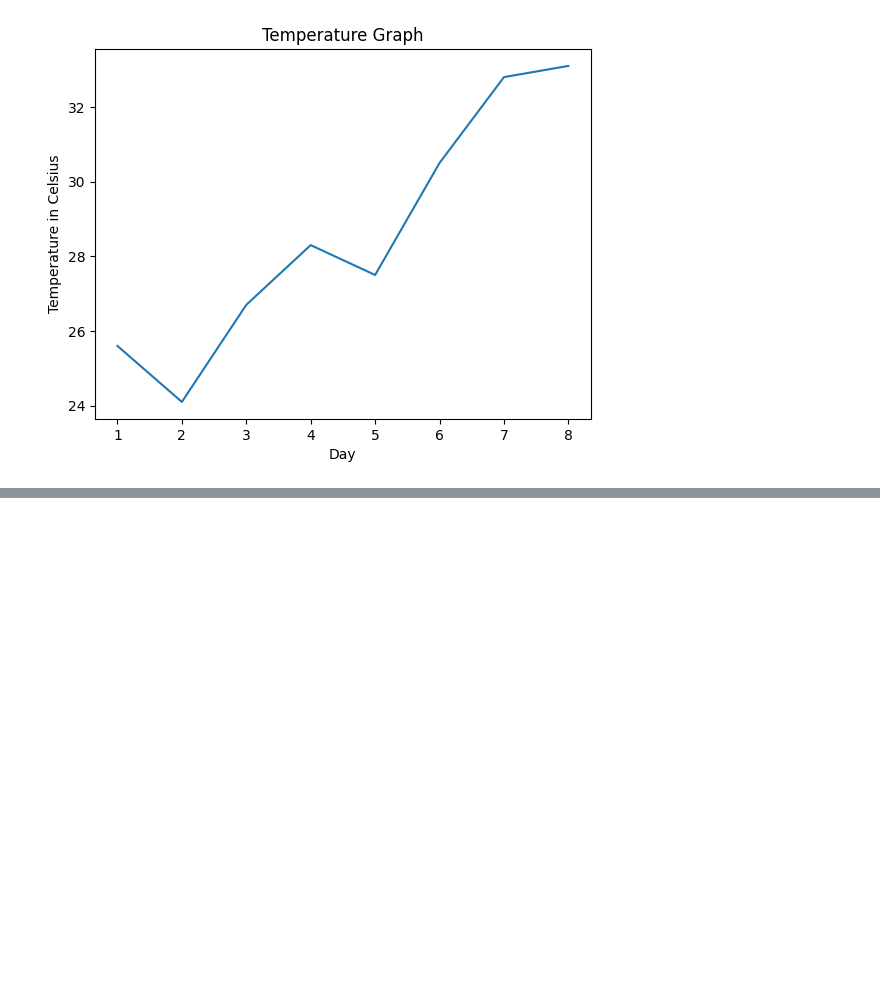
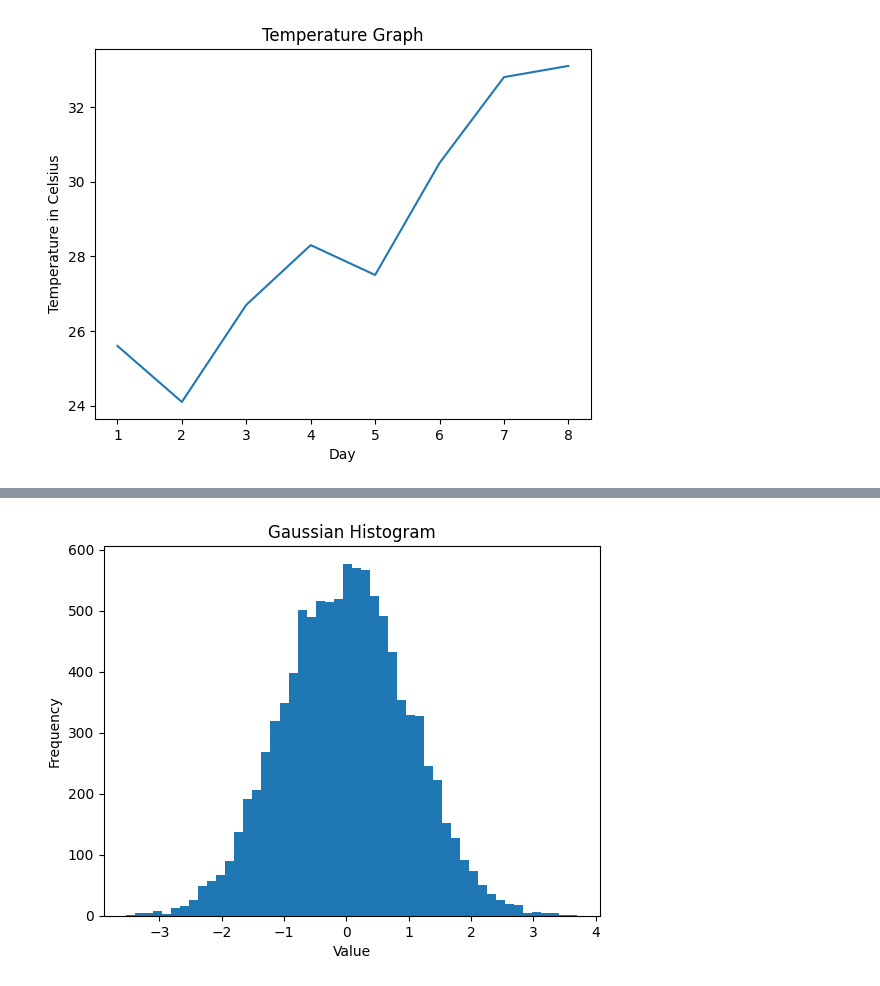
Before and after one commit to rlind4091/mycode, a Jupyter notebook: graphing/makingplots.ipynb, the cells around one changed output, grey strips where cells are left out. Cells and saved outputs as stored; diff of their text form; code cells hidden in the pictures; blank space fills up the shorter version.

```diff
--- a/graphing/makingplots.ipynb
+++ b/graphing/makingplots.ipynb
@@ -25,0 +74,15 @@ plt.show()
+# %%
+# Create randomly generated dummy data that follows a normal distribution
+# https://en.wikipedia.org/wiki/Normal_distribution
+
+gaussian_numbers = np.random.normal(size=10000)
+gaussian_numbers
+
+
+plt.hist(gaussian_numbers, bins=50) # bins are the number of "columns" that make up the distribution curve
+plt.title("Gaussian Histogram")
+plt.xlabel("Value")
+plt.ylabel("Frequency")
+plt.show()
+# %% [output]
+[figure, added]
```
Also changed, not shown: parts of 7 cells of this notebook.
